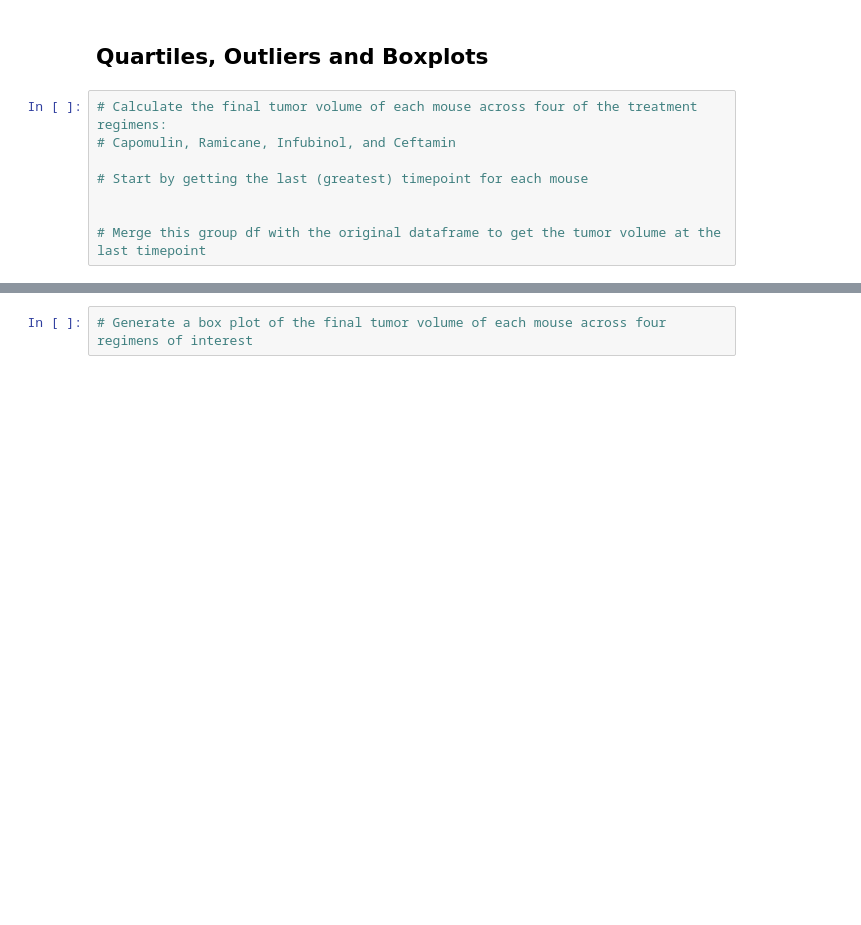
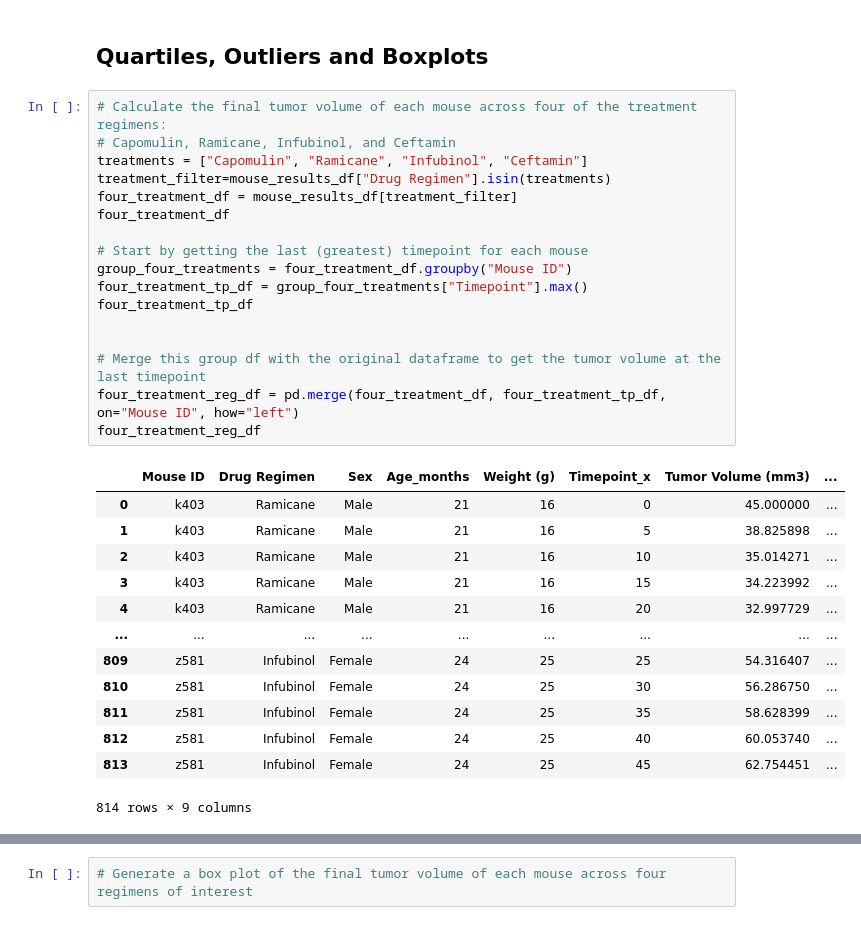
Before and after one commit to jbski/Matplotlib-The_Power_of_Plots, a Jupyter notebook: Pymaceuticals/pymaceuticals_starter.ipynb, the cells around one changed output, grey strips where cells are left out. Cells and saved outputs as stored; diff of their text form; blank space fills up the shorter version.

```diff
--- a/Pymaceuticals/pymaceuticals_starter.ipynb
+++ b/Pymaceuticals/pymaceuticals_starter.ipynb
@@ -207,10 +251,33 @@ plt.show()
 # %%
 # Calculate the final tumor volume of each mouse across four of the treatment regimens:
 # Capomulin, Ramicane, Infubinol, and Ceftamin
+treatments = ["Capomulin", "Ramicane", "Infubinol", "Ceftamin"]
+treatment_filter=mouse_results_df["Drug Regimen"].isin(treatments)
+four_treatment_df = mouse_results_df[treatment_filter]
+four_treatment_df
 
 # Start by getting the last (greatest) timepoint for each mouse
+group_four_treatments = four_treatment_df.groupby("Mouse ID")
+four_treatment_tp_df = group_four_treatments["Timepoint"].max()
+four_treatment_tp_df
 
 
 # Merge this group df with the original dataframe to get the tumor volume at the last timepoint
+four_treatment_reg_df = pd.merge(four_treatment_df, four_treatment_tp_df, on="Mouse ID", how="left")
+four_treatment_reg_df
+# %% [output]
+|  | Mouse ID | Drug Regimen | Sex | Age_months | Weight (g) | Timepoint_x | Tumor Volume (mm3) | ... |
+| 0 | k403 | Ramicane | Male | 21 | 16 | 0 | 45.000000 | ... |
+| 1 | k403 | Ramicane | Male | 21 | 16 | 5 | 38.825898 | ... |
+| 2 | k403 | Ramicane | Male | 21 | 16 | 10 | 35.014271 | ... |
+| 3 | k403 | Ramicane | Male | 21 | 16 | 15 | 34.223992 | ... |
+| 4 | k403 | Ramicane | Male | 21 | 16 | 20 | 32.997729 | ... |
+| ... | ... | ... | ... | ... | ... | ... | ... | ... |
+| 809 | z581 | Infubinol | Female | 24 | 25 | 25 | 54.316407 | ... |
+| 810 | z581 | Infubinol | Female | 24 | 25 | 30 | 56.286750 | ... |
+| 811 | z581 | Infubinol | Female | 24 | 25 | 35 | 58.628399 | ... |
+| 812 | z581 | Infubinol | Female | 24 | 25 | 40 | 60.053740 | ... |
+| 813 | z581 | Infubinol | Female | 24 | 25 | 45 | 62.754451 | ... |
+814 rows × 9 columns
 # %%
 # Put treatments into a list for for loop (and later for plot labels)
```
Also changed, not shown: parts of 6 cells of this notebook.
